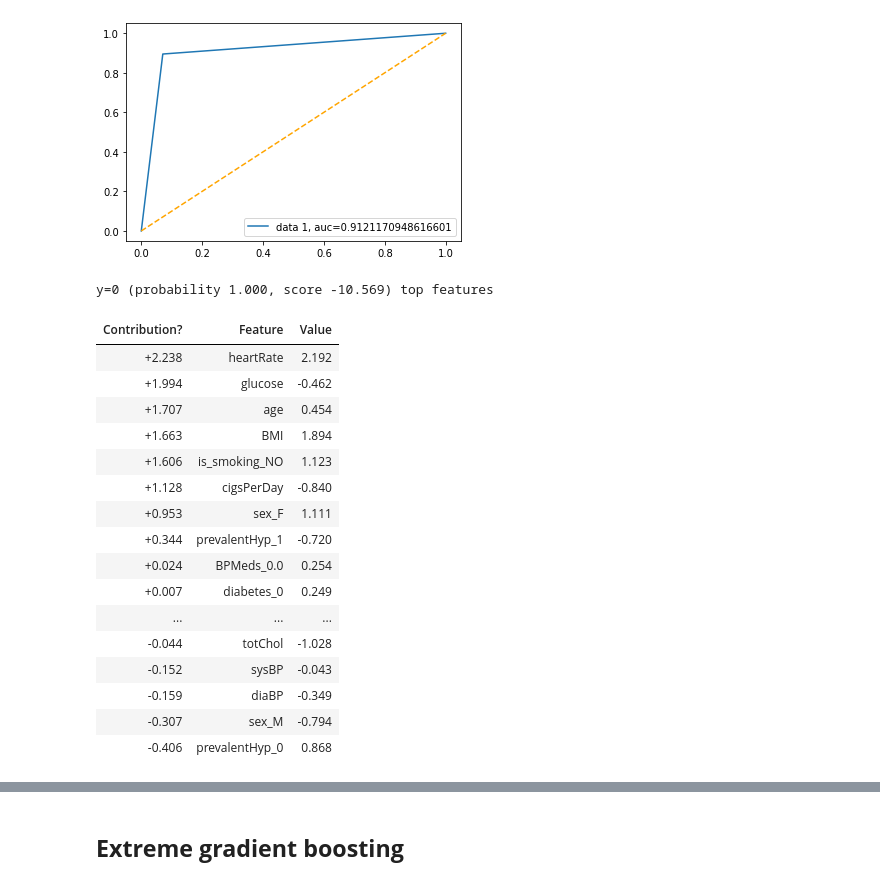
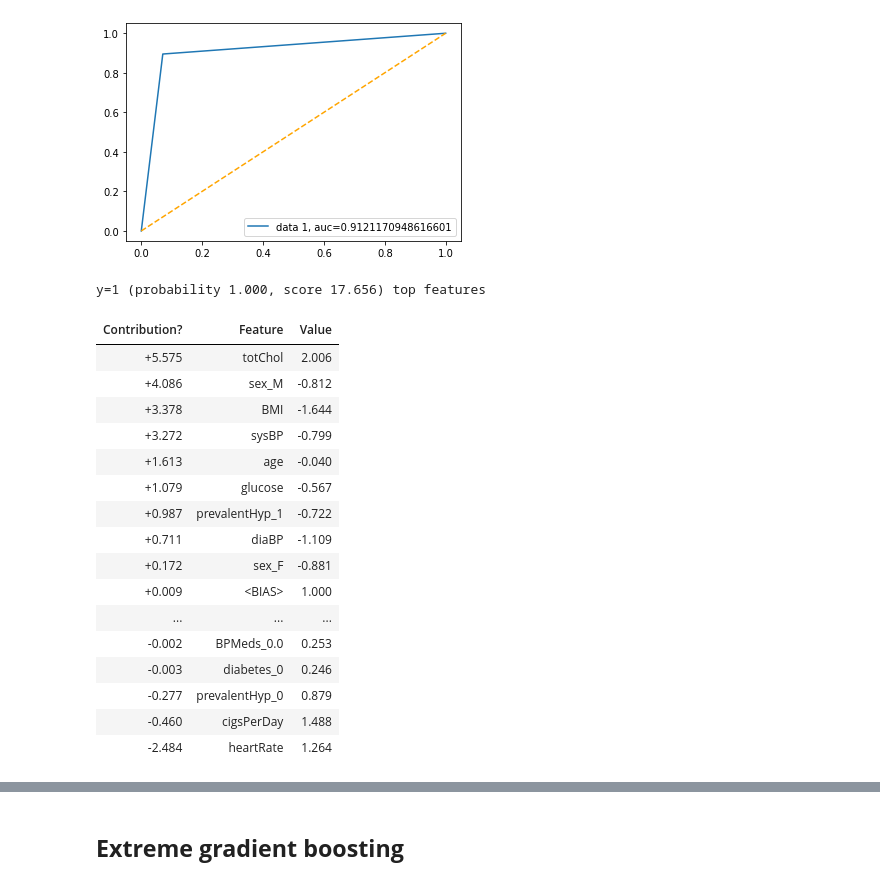
Before and after one commit to solankinitin1210/Capstone-Project-Cardiovascular-Risk-Prediction, a Jupyter notebook: Cardiovascular_Risk_Prediction_Capstone_Project.ipynb, the cells around one changed output, grey strips where cells are left out. Saved outputs shown, nothing was run; the diff lists cells and outputs as text; code cells hidden in the pictures.

```diff
--- a/Cardiovascular_Risk_Prediction_Capstone_Project.ipynb
+++ b/Cardiovascular_Risk_Prediction_Capstone_Project.ipynb
@@ -711,12 +711,12 @@ Resampled dataset shape 5758
 # %% [markdown]
 ### **Split data into train and test set**
 # %%
-X_train,x_test,Y_train,y_test=train_test_split(x_smote, y_smote,test_size=0.25,random_state=1)
+X1_train,x1_test,Y_train,y_test=train_test_split(x_smote, y_smote,test_size=0.25,random_state=1)
 # %%
 from sklearn.preprocessing import StandardScaler
 scaler = StandardScaler()
-X_train = scaler.fit_transform(X_train)
-x_test = scaler.transform(x_test)
+X_train = scaler.fit_transform(X1_train)
+x_test = scaler.transform(x1_test)
 # %% [markdown]
 ### **Define Metric & explainability Functions**
 # %%
@@ -1132,23 +1145,23 @@ test_roc is 0.9121170948616601
 # %%
 score_board['Grad_boost']={'Accuracy':accuracy,'Precision':precision,'Recall':recall,'F1_Score':f1,'Roc_Score':roc}
 # %%
-eli5_explainability(Grad_boost.best_estimator_,2)
+eli5_explainability(Grad_boost.best_estimator_,1)
 # %% [output]
-y=0 (probability 1.000, score -10.569) top features
+y=1 (probability 1.000, score 17.656) top features
 | Contribution? | Feature | Value |
-| +2.238 | heartRate | 2.192 |
-| +1.994 | glucose | -0.462 |
-| +1.707 | age | 0.454 |
-| +1.663 | BMI | 1.894 |
-| +1.606 | is_smoking_NO | 1.123 |
-| +1.128 | cigsPerDay | -0.840 |
-| +0.953 | sex_F | 1.111 |
-| +0.344 | prevalentHyp_1 | -0.720 |
-| +0.024 | BPMeds_0.0 | 0.254 |
-| +0.007 | diabetes_0 | 0.249 |
+| +5.575 | totChol | 2.006 |
+| +4.086 | sex_M | -0.812 |
+| +3.378 | BMI | -1.644 |
+| +3.272 | sysBP | -0.799 |
+| +1.613 | age | -0.040 |
+| +1.079 | glucose | -0.567 |
+| +0.987 | prevalentHyp_1 | -0.722 |
+| +0.711 | diaBP | -1.109 |
+| +0.172 | sex_F | -0.881 |
+| +0.009 | <BIAS> | 1.000 |
 | ... | ... | ... |
-| -0.044 | totChol | -1.028 |
-| -0.152 | sysBP | -0.043 |
-| -0.159 | diaBP | -0.349 |
-| -0.307 | sex_M | -0.794 |
-| -0.406 | prevalentHyp_0 | 0.868 |
+| -0.002 | BPMeds_0.0 | 0.253 |
+| -0.003 | diabetes_0 | 0.246 |
+| -0.277 | prevalentHyp_0 | 0.879 |
+| -0.460 | cigsPerDay | 1.488 |
+| -2.484 | heartRate | 1.264 |
```
Also changed, not shown: parts of 2 cells of this notebook.
